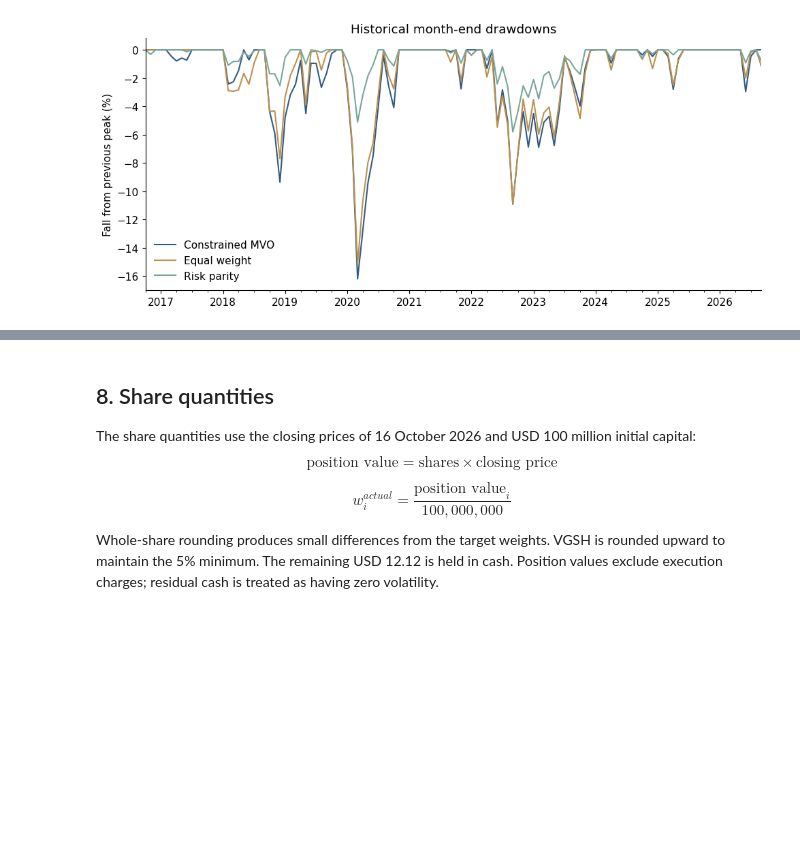
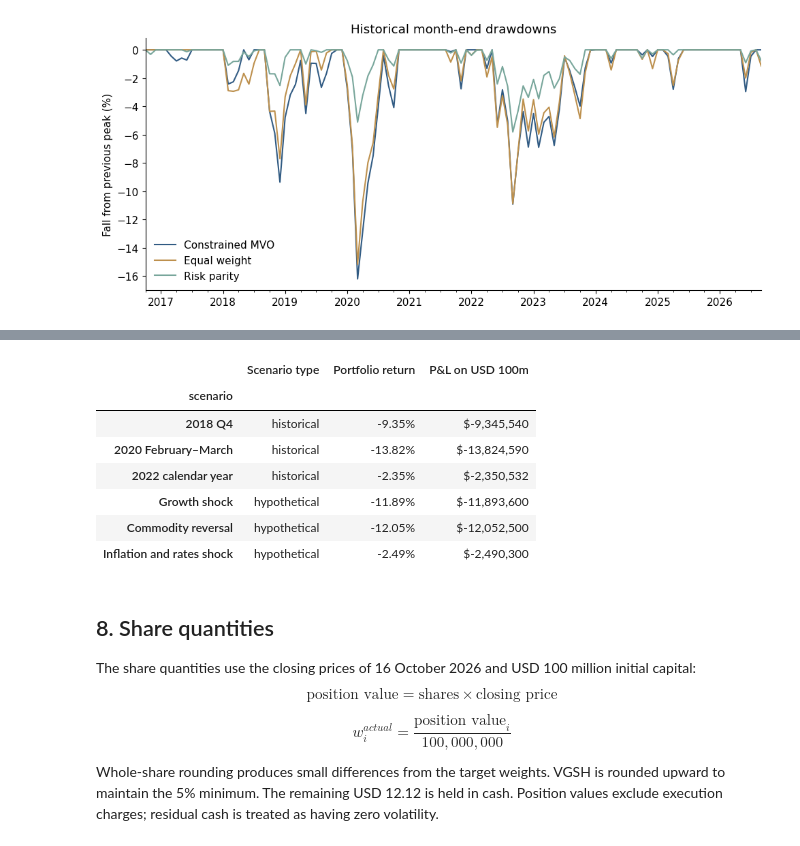
Before and after one commit to kybeka/meridian-capital, a Jupyter notebook: research/round-1/round1_analysis.ipynb, the cells around one changed output, grey strips where cells are left out. Cells and saved outputs as stored; diff of their text form; code cells hidden in the pictures; blank space fills up the shorter version.

```diff
--- a/research/round-1/round1_analysis.ipynb
+++ b/research/round-1/round1_analysis.ipynb
@@ -445,0 +458,2 @@ display(benchmark_volatility.to_frame().style.format("{:.2%}"))
+# %%
+ROBUST_OUTPUT = RESULTS
@@ -567,3 +760,79 @@ save_chart(figure, "backtest_drawdowns")
+# %%
+historical_episodes = {
+    "2018 Q4": ("2018-10", "2018-12"),
+    "2020 February–March": ("2020-02", "2020-03"),
+    "2022 calendar year": ("2022-01", "2022-12"),
+}
+hypothetical_shocks = pd.DataFrame({
+    "Growth shock": {"SPY": -0.20, "VWO": -0.25, "EEMV": -0.18, "DBC": -0.15,
+                     "SCHD": -0.20, "VGSH": 0.01, "STIP": -0.01},
+    "Commodity reversal": {"SPY": -0.08, "VWO": -0.10, "EEMV": -0.08, "DBC": -0.30,
+                           "SCHD": -0.08, "VGSH": 0.005, "STIP": -0.03},
+    "Inflation and rates shock": {"SPY": -0.15, "VWO": -0.12, "EEMV": -0.10, "DBC": 0.15,
+                                 "SCHD": -0.12, "VGSH": -0.02, "STIP": -0.04},
+}).reindex(ASSETS)
+hypothetical_shocks.to_csv(ROBUST_OUTPUT / "stress_scenario_assumptions.csv")
+stress_rows = []
+stress_component_rows = []
+stress_path_rows = []
+for portfolio, weights in benchmark_weights.items():
+    full_weights = pd.Series(weights, index=held_assets).reindex(ASSETS, fill_value=0).to_numpy()
+    for scenario, (first_month, last_month) in historical_episodes.items():
+        episode = returns.loc[first_month:last_month, ASSETS]
+        assert len(episode) > 0
+        relative_value = 1.0
+        path = [relative_value]
+        contributions = np.zeros(len(ASSETS))
+        stress_path_rows.append({"scenario": scenario, "portfolio": portfolio,
+            "month": episode.index[0] - pd.offsets.MonthEnd(1), "value_usd": CAPITAL})
+        for month, observations in episode.iterrows():
+            # Linked contributions reconcile to the whole multi-month portfolio return.
+            contributions += relative_value * full_weights * observations.to_numpy()
+            relative_value *= 1 + float(full_weights @ observations.to_numpy())
+            path.append(relative_value)
+            stress_path_rows.append({"scenario": scenario, "portfolio": portfolio,
+                "month": month, "value_usd": CAPITAL * relative_value})
+        scenario_return = relative_value - 1
+        assert abs(contributions.sum() - scenario_return) < 1e-12
+        stress_rows.append({"scenario": scenario, "type": "historical", "portfolio": portfolio,
+            "months": len(episode), "scenario_return": scenario_return,
+            "pnl_usd": CAPITAL * scenario_return,
+            "max_month_end_drawdown": float((np.array(path) / np.maximum.accumulate(path) - 1).min())})
+        for i, ticker in enumerate(ASSETS):
+            stress_component_rows.append({"scenario": scenario, "type": "historical", "portfolio": portfolio,
+                "ticker": ticker, "weight": full_weights[i],
+                "asset_scenario_return": float((1 + episode[ticker]).prod() - 1),
+                "contribution_to_portfolio_return": contributions[i], "contribution_usd": CAPITAL * contributions[i]})
+    for scenario in hypothetical_shocks:
+        shocks = hypothetical_shocks[scenario].to_numpy()
+        contributions = full_weights * shocks
+        scenario_return = float(contributions.sum())
+        stress_rows.append({"scenario": scenario, "type": "hypothetical", "portfolio": portfolio,
+            "months": np.nan, "scenario_return": scenario_return, "pnl_usd": CAPITAL * scenario_return,
+            "max_month_end_drawdown": np.nan})
+        for i, ticker in enumerate(ASSETS):
+            stress_component_rows.append({"scenario": scenario, "type": "hypothetical", "portfolio": portfolio,
+                "ticker": ticker, "weight": full_weights[i], "asset_scenario_return": shocks[i],
+                "contribution_to_portfolio_return": contributions[i], "contribution_usd": CAPITAL * contributions[i]})
+stress_summary = pd.DataFrame(stress_rows)
+stress_components = pd.DataFrame(stress_component_rows)
+stress_paths = pd.DataFrame(stress_path_rows)
+stress_summary.to_csv(ROBUST_OUTPUT / "stress_summary.csv", index=False)
+stress_components.to_csv(ROBUST_OUTPUT / "stress_contributions.csv", index=False)
+stress_paths.to_csv(ROBUST_OUTPUT / "historical_stress_paths.csv", index=False)
+display(stress_summary.loc[stress_summary["portfolio"] == "Constrained MVO",
+    ["scenario", "type", "scenario_return", "pnl_usd"]].set_index("scenario")
+    .rename(columns={"type": "Scenario type", "scenario_return": "Portfolio return", "pnl_usd": "P&L on USD 100m"})
+    .style.format({"Portfolio return": "{:.2%}", "P&L on USD 100m": "${:,.0f}"}))
+# %% [output]
+|  | Scenario type | Portfolio return | P&L on USD 100m |
+| scenario |  |  |  |
+| 2018 Q4 | historical | -9.35% | $-9,345,540 |
+| 2020 February–March | historical | -13.82% | $-13,824,590 |
+| 2022 calendar year | historical | -2.35% | $-2,350,532 |
+| Growth shock | hypothetical | -11.89% | $-11,893,600 |
+| Commodity reversal | hypothetical | -12.05% | $-12,052,500 |
+| Inflation and rates shock | hypothetical | -2.49% | $-2,490,300 |
 # %% [markdown]
 ## 8. Share quantities
 
```
Also changed, not shown: parts of 11 cells of this notebook, 30 other files.
